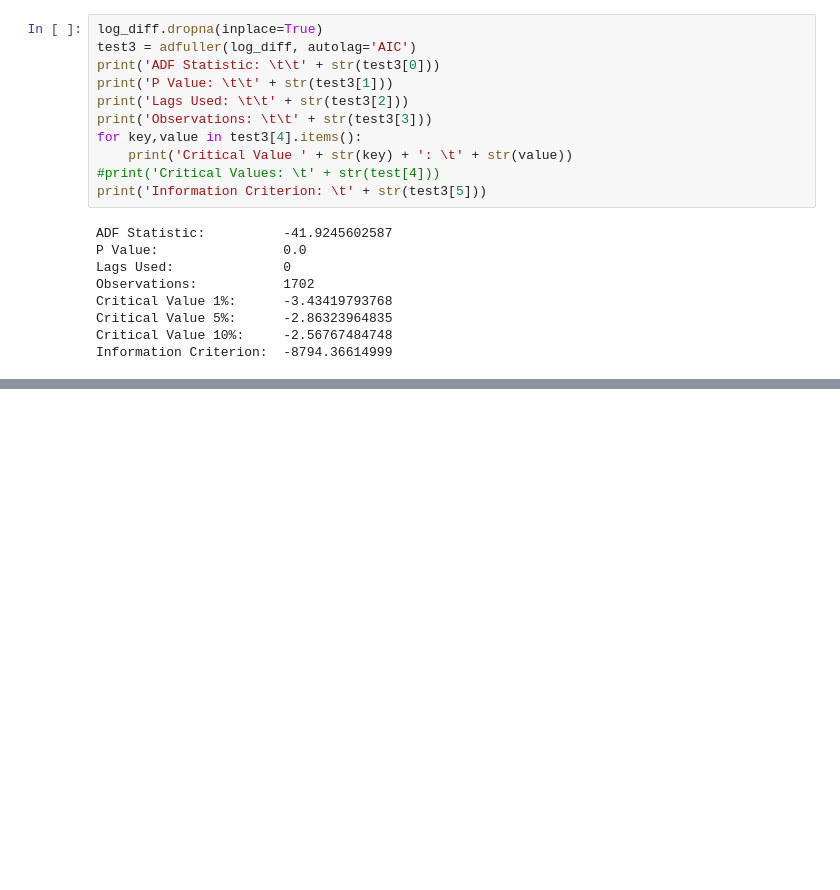
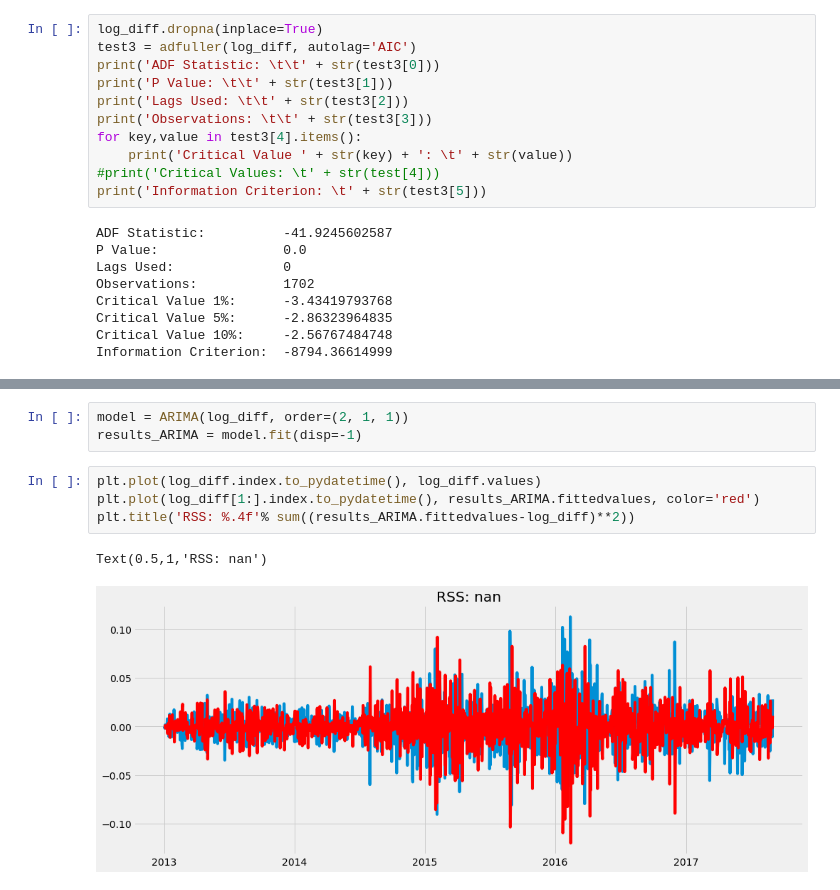
Before and after one commit to erstrong/FavoritaGrocery, a Jupyter notebook: Part3-ClusteringandModels/Time Series/Oil Time Series.ipynb, the cells around one changed output, grey strips where cells are left out. Cells and saved outputs as stored; diff of their text form; blank space fills up the shorter version.

```diff
--- a/Part3-ClusteringandModels/Time Series/Oil Time Series.ipynb
+++ b/Part3-ClusteringandModels/Time Series/Oil Time Series.ipynb
@@ -188,0 +237,10 @@ Information Criterion:  -8794.36614999
+# %%
+model = ARIMA(log_diff, order=(2, 1, 1))
+results_ARIMA = model.fit(disp=-1)
+# %%
+plt.plot(log_diff.index.to_pydatetime(), log_diff.values)
+plt.plot(log_diff[1:].index.to_pydatetime(), results_ARIMA.fittedvalues, color='red')
+plt.title('RSS: %.4f'% sum((results_ARIMA.fittedvalues-log_diff)**2))
+# %% [output]
+Text(0.5,1,'RSS: nan')
+[figure, added]
```
Also changed, not shown: parts of 60 cells of this notebook, 2 other files.
